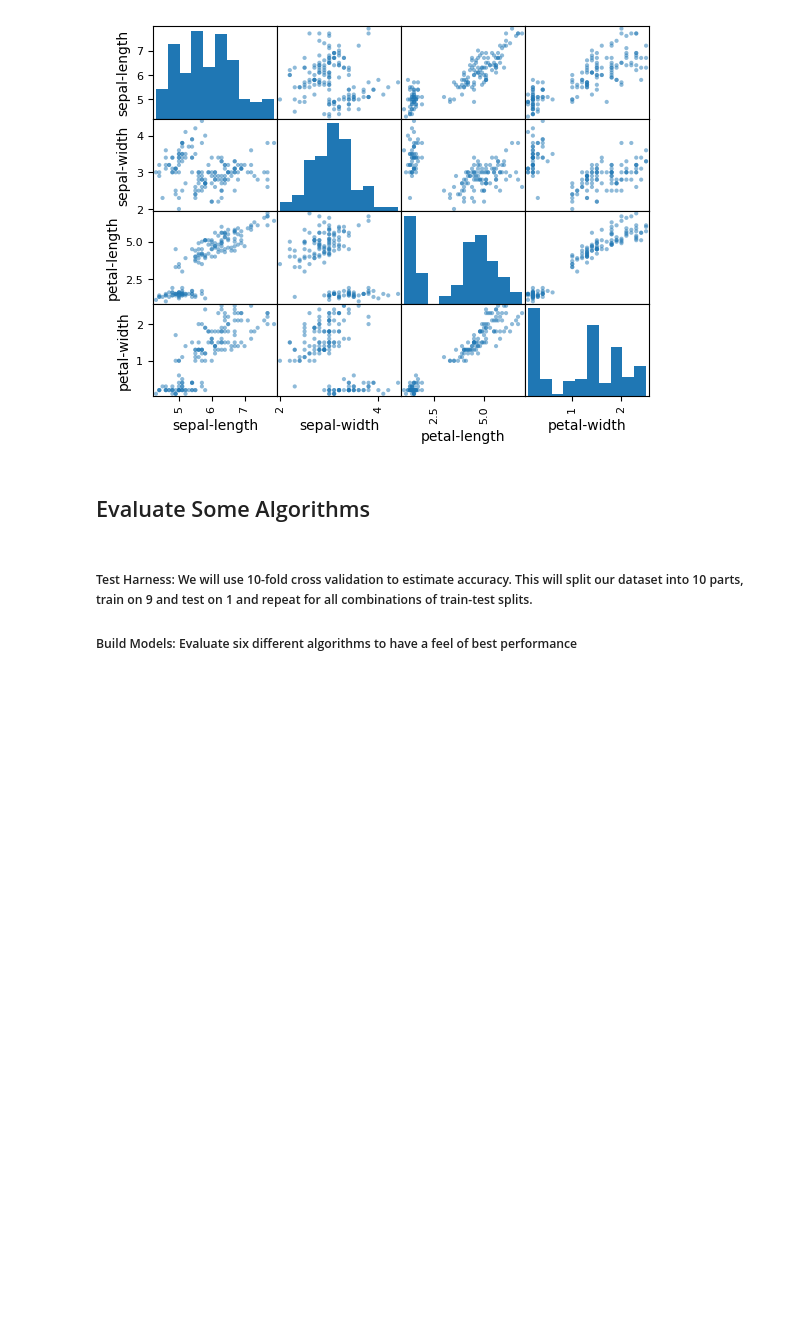
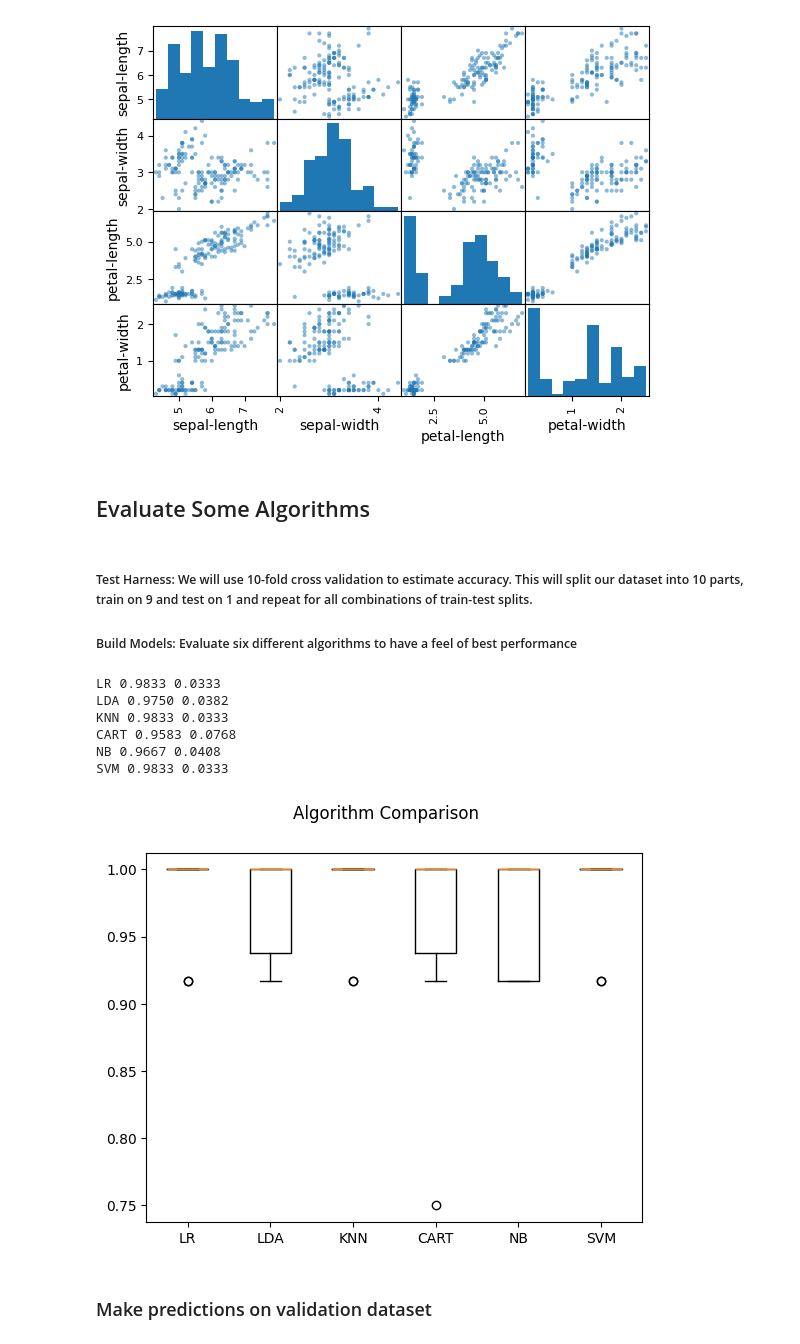
Before and after one commit to kabirolawore/iris_dataset, a Jupyter notebook: iris_ds.ipynb, the cells around one changed output. Drawn from its saved outputs; the diff is of its cells as text; code cells hidden in the pictures; blank space fills up the shorter version.

```diff
--- a/iris_ds.ipynb
+++ b/iris_ds.ipynb
@@ -136,9 +138,29 @@ names = []
 scoring = 'accuracy'
 
 for name, model in models:
-    kfold = KFold(n_splits=10, random_state=seed)
+    kfold = KFold(n_splits=10, random_state=seed, shuffle=True)
     cv_results = cross_val_score(model, X_train, Y_train, cv=kfold, scoring=scoring)
     results.append(cv_results)
     names.append(name)
-    msg = "%s: %f (%f)" % (name, cv_results.mean(), cv_results.std())
+    # msg = "%s: %f (%f)" % (name, cv_results.mean(), cv_results.std())
+    msg = f"{name} {cv_results.mean():.4f} {cv_results.std():.4f}"
     print(msg)
+# %% [output]
+LR 0.9833 0.0333
+LDA 0.9750 0.0382
+KNN 0.9833 0.0333
+CART 0.9583 0.0768
+NB 0.9667 0.0408
+SVM 0.9833 0.0333
+# %%
+# Compare Algorithms
+fig = pyplot.figure()
+fig.suptitle('Algorithm Comparison')
+ax = fig.add_subplot(111)
+pyplot.boxplot(results)
+ax.set_xticklabels(names)
+pyplot.show()
+# %% [output]
+[figure, added]
+# %% [markdown]
+### Make predictions on validation dataset
```
Also changed, not shown: parts of 2 cells of this notebook.
